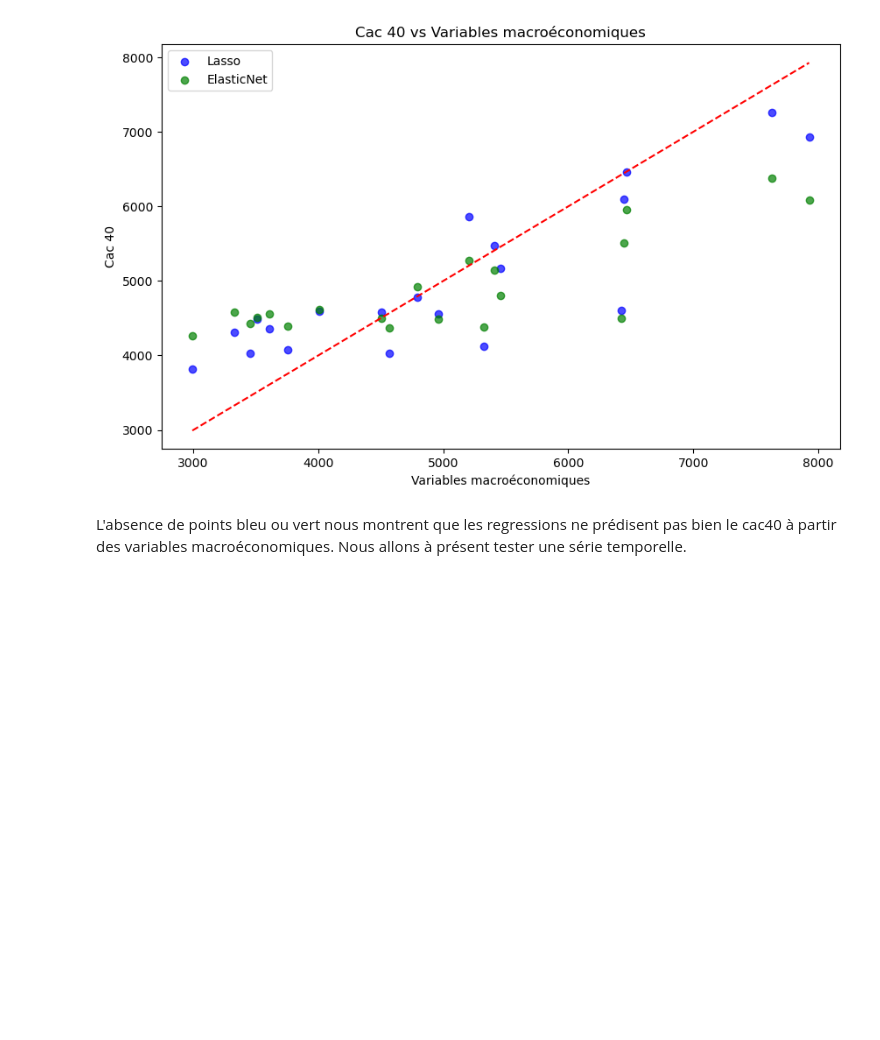
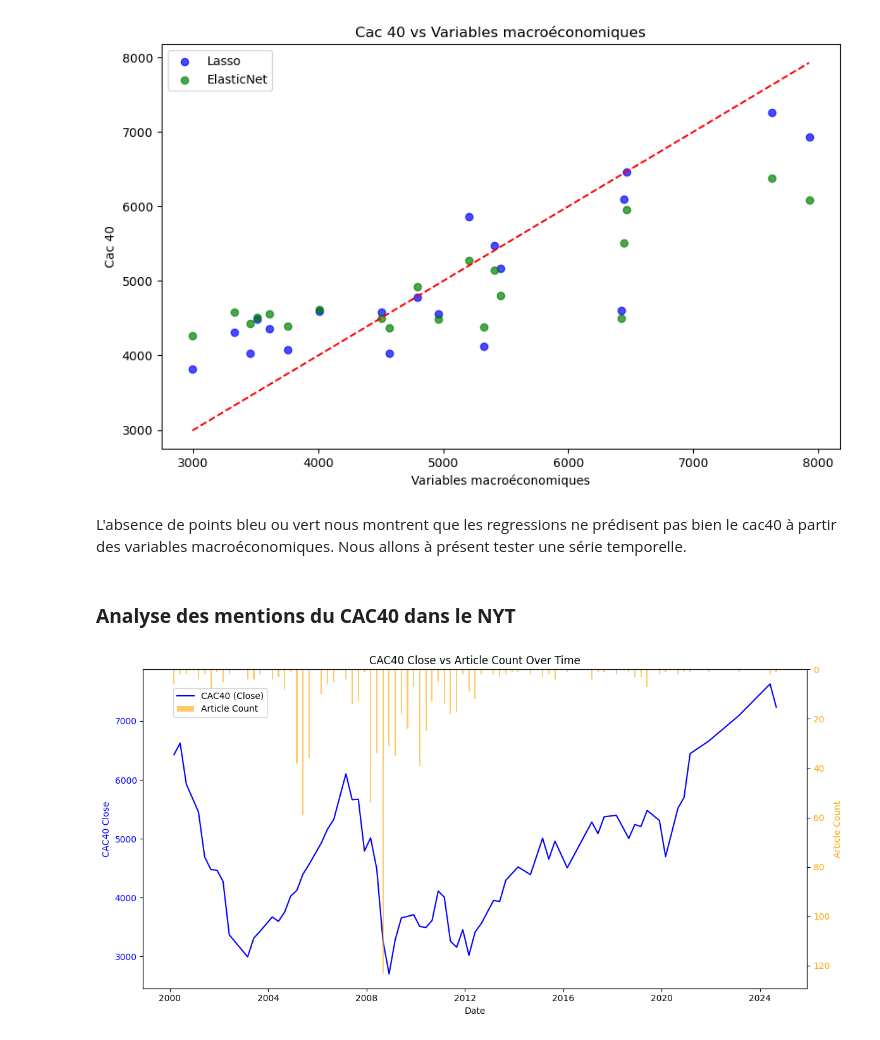
Before and after one commit to amreily/Projet-python-2A, a Jupyter notebook: Notebook_pythondata.ipynb, the cells around one changed output. Cells and saved outputs as stored; diff of their text form; code cells hidden in the pictures; blank space fills up the shorter version.

```diff
--- a/Notebook_pythondata.ipynb
+++ b/Notebook_pythondata.ipynb
@@ -770,3 +775,46 @@ ElasticNet: R² = 0.5274573118802416, R² ajusté = 0.002409880636065509, RMSE =
 [figure]
 # %% [markdown]
 L'absence de points bleu ou vert nous montrent que les regressions ne prédisent pas bien le cac40 à partir des variables macroéconomiques. Nous allons à présent tester une série temporelle.
+# %% [markdown]
+### **Analyse des mentions du CAC40 dans le NYT**
+# %%
+import pandas as pd
+import matplotlib.pyplot as plt
+
+def plot_cac40_and_mentions(csv_file):
+    # Load the CSV data into a DataFrame
+    df = pd.read_csv(csv_file)
+
+    # Convert the 'Date' column to datetime
+    df['Date'] = pd.to_datetime(df['Date'])
+
+    # Create the plot
+    fig, ax1 = plt.subplots(figsize=(12, 6))
+
+    # Plot CAC40 Close values (left y-axis) as a line
+    ax1.plot(df['Date'], df['Close'], color='blue', label='CAC40 (Close)')
+    ax1.set_xlabel('Date')
+    ax1.set_ylabel('CAC40 Close', color='blue')
+    ax1.tick_params(axis='y', labelcolor='blue')
+
+    # Create a second y-axis for Article Count
+    ax2 = ax1.twinx()
+
+    # Invert the y-axis for Article Count and plot as bars
+    ax2.bar(df['Date'], df['Article Count'], color='orange', alpha=0.6, width=20, label='Article Count')
+    ax2.set_ylabel('Article Count', color='orange')
+    ax2.tick_params(axis='y', labelcolor='orange')
+    ax2.invert_yaxis()
+
+    # Add legends and title
+    fig.legend(loc="upper left", bbox_to_anchor=(0.1, 0.9))
+    plt.title('CAC40 Close vs Article Count Over Time')
+
+    # Show the plot
+    plt.tight_layout()
+    plt.show()
+
+# Call the function with the CSV file name
+plot_cac40_and_mentions('jointure_resultat.csv')
+# %% [output]
+[figure, added]
```
Also changed, not shown: parts of 3 cells of this notebook.
